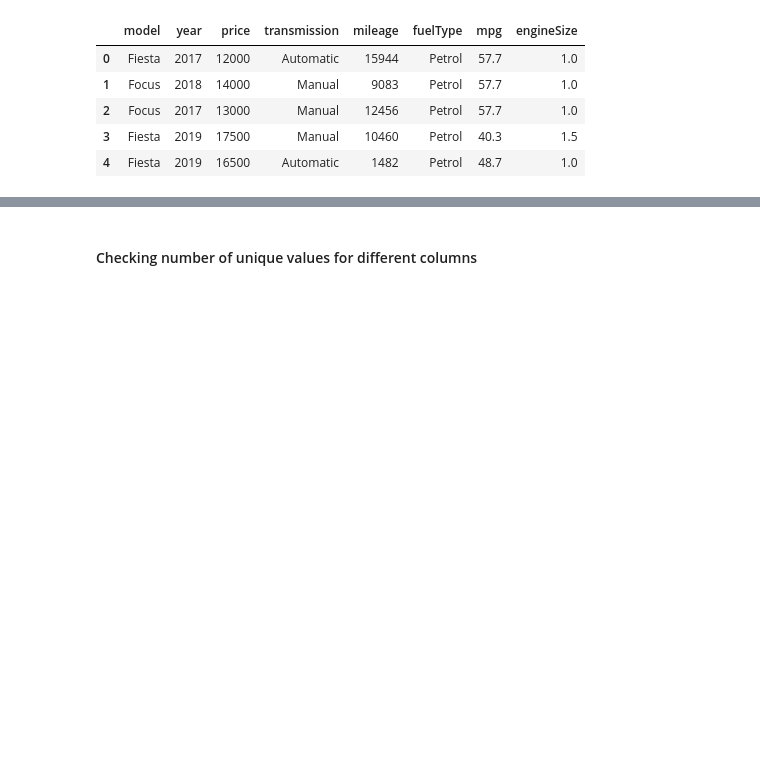
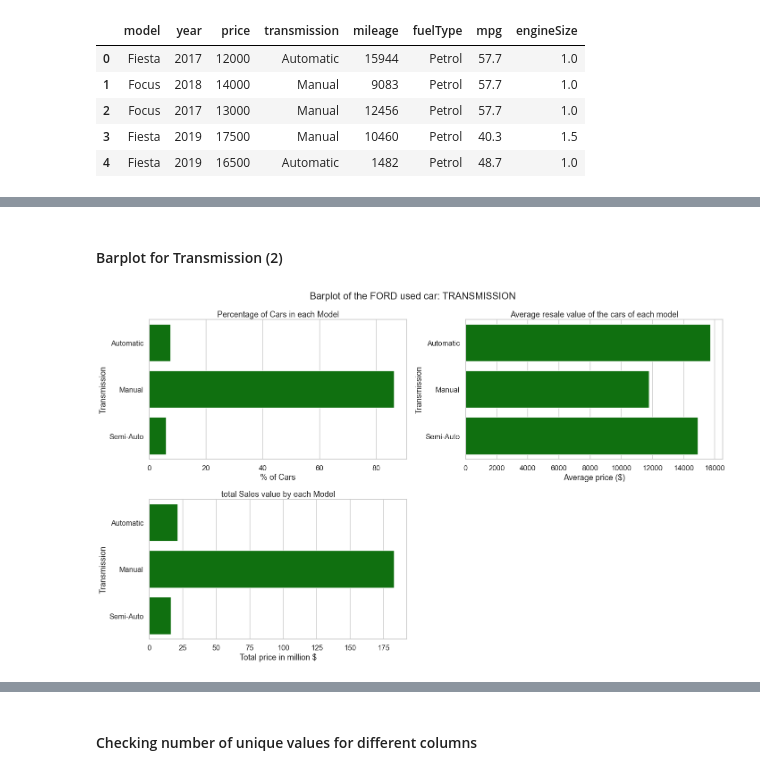
Before and after one commit to AnkonDewan/FORD_used_car_analysis, a Jupyter notebook: FORD_used_car_data visualization_EDA.ipynb, the cells around one changed output, grey strips where cells are left out. Drawn from its saved outputs; the diff is of its cells as text; code cells hidden in the pictures; blank space fills up the shorter version.

```diff
--- a/FORD_used_car_data visualization_EDA.ipynb
+++ b/FORD_used_car_data visualization_EDA.ipynb
@@ -40,0 +76,7 @@ display(df.head())
+# %%
+df_transmission = df
+# %%
+df_transmission = df_transmission.groupby('transmission')['price'].agg(['count','mean', 'sum'])
+df_transmission = df_transmission.round(3)
+df_transmission['sum'] = df_transmission['sum']/1000000                           # Converting into Million ($)
+df_transmission.sort_values(by=["count"], ascending=False).head(5)
@@ -40,0 +129,9 @@ display(df.head())
+# %%
+# On basis of Transmission
+
+df_transition = df_transmission.sort_values(by='count', ascending=False)                #sorting dataframe on basis of'count'
+
+df_transmission['percent_of_cars'] = (df_transmission['count']/df_transmission['count'].sum())*100 # creating new column as % of model
+
+df_transmission = df_transmission.round(3)
+#display(df_model.head())
@@ -40,0 +182,29 @@ display(df.head())
+# %% [markdown]
+#### Barplot for Transmission (2)
+# %%
+plt.figure(figsize=(20,12))
+sns.set_context("talk")
+
+plt.subplot(2, 2, 1)
+create_barplot('percent_of_cars',df_transmission, df_transmission, 'h', 'green', "Transmission")
+plt.title("Percentage of Cars in each Model")
+plt.xlabel("% of Cars")
+plt.ylabel("Transmission")
+
+plt.subplot(2, 2, 2)
+create_barplot('mean',df_transmission, df_transmission, 'h', 'green', "Transmission")
+plt.title("Average resale value of the cars of each model")
+plt.xlabel("Average price ($)")
+plt.ylabel("Transmission")
+
+plt.subplot(2, 2, 3)
+create_barplot('sum',df_transmission, df_transmission, 'h', 'green', "Transmission")
+plt.title("total Sales value by each Model")
+plt.xlabel("Total price in million $")
+plt.ylabel("Transmission")
+
+plt.suptitle("Barplot of the FORD used car: TRANSMISSION")
+plt.tight_layout()
+plt.show()
+# %% [output]
+[figure, added]
```
Also changed, not shown: parts of 26 cells of this notebook.
